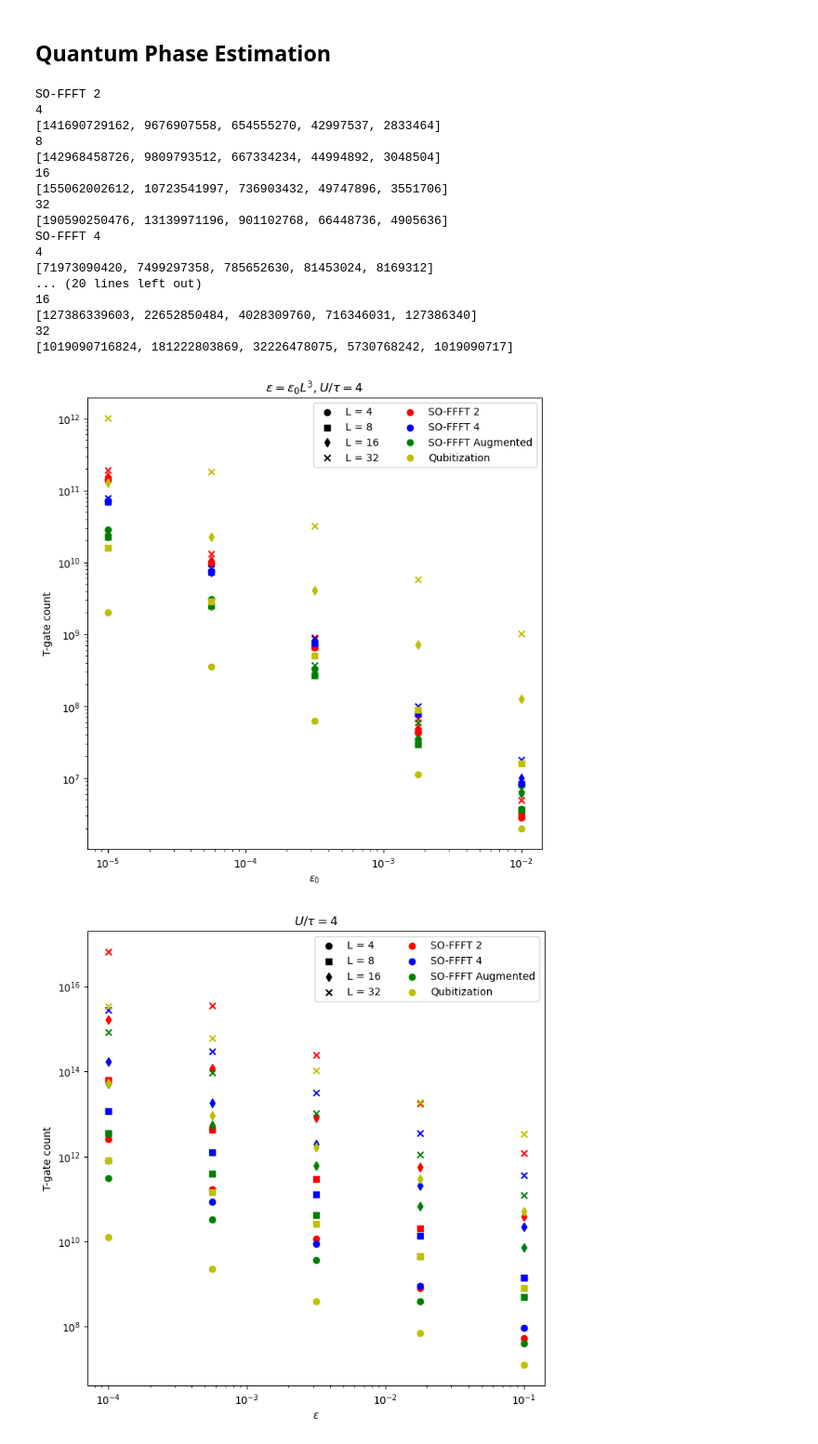
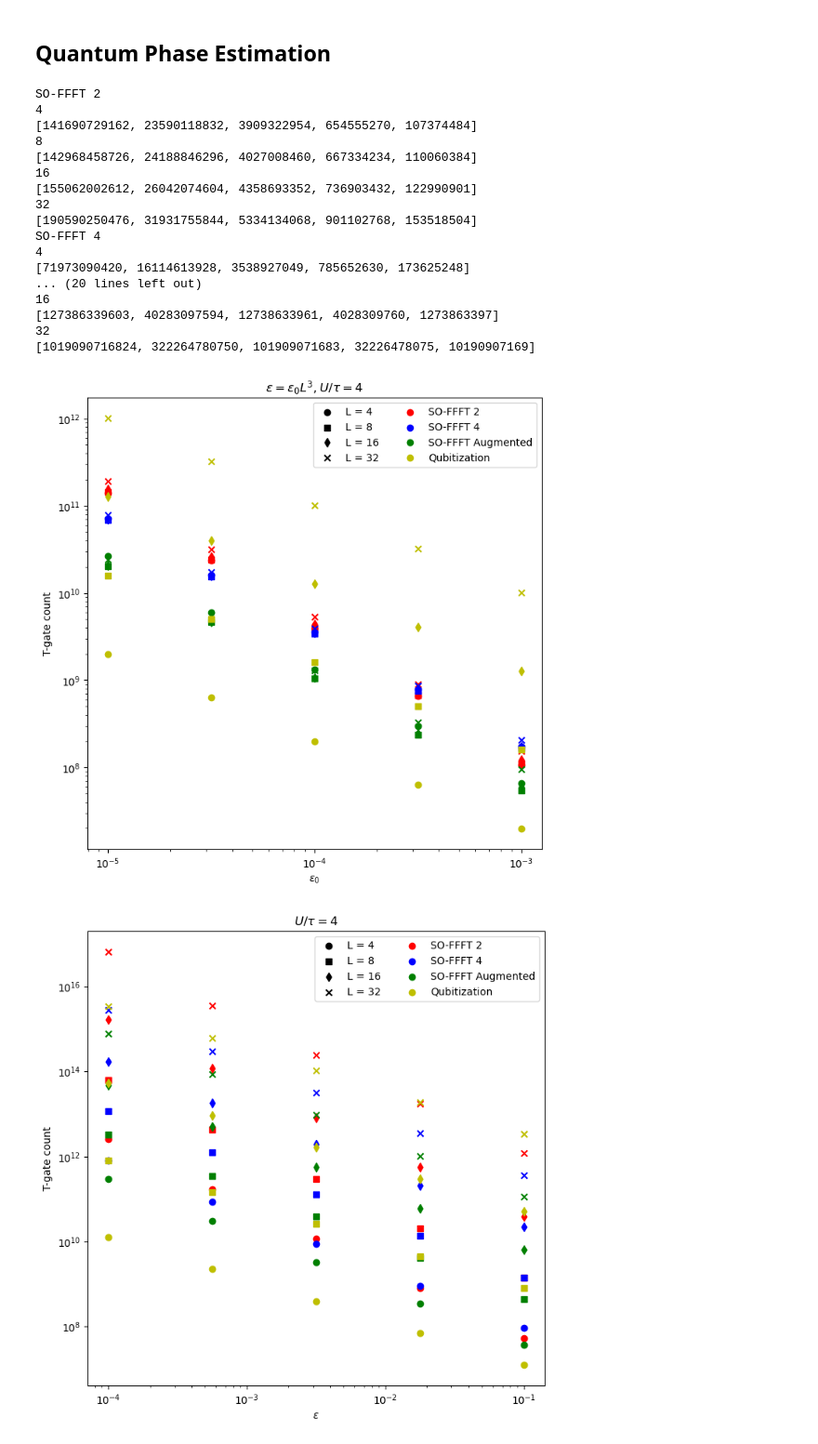
Before and after one commit to BjornTCC/lie-trotterization, a Jupyter notebook: split_FFFT.ipynb, the cells around one changed output. Shown at 93% size. Cells and saved outputs as stored; diff of their text form; code cells hidden in the pictures.

```diff
--- a/split_FFFT.ipynb
+++ b/split_FFFT.ipynb
@@ -221,7 +221,7 @@ for gate_gen, color, comp_strat in zip(gate_gens_1, colors, comp_strats):
 # %% [markdown]
 ## Quantum Phase Estimation
 # %%
-logeps_list = np.linspace(-5, -2, 5)
+logeps_list = np.linspace(-5, -3, 5)
 eps_list = np.pow(10, logeps_list)
 Ls = [4, 8, 16, 32]
 
@@ -436,7 +436,7 @@ for gate_gen, color, comp_strat in zip(gate_gens_1, colors, comp_strats):
 # %% [markdown]
 ## Quantum Phase Estimation
 # %%
-logeps_list = np.linspace(-5, -2, 5)
+logeps_list = np.linspace(-5, -3, 5)
 eps_list = np.pow(10, logeps_list)
 Ls = [4, 8, 16, 32]
 
@@ -464,41 +464,41 @@ for gate_gen, color, comp_strat in zip(gate_gens_2 + ["_"], colors, comp_strats)
     for L, marker_style in zip(Ls, marker_styles):
         if comp_strat == "Qubitization":
             ys = [qubitization_t_count_3d(e * L**3, L**3) for e in eps_list]
         else:
             t_gates, u_gates = gate_gen(int(np.log2(L)), D)
             dcts = [adaptive_phase_estimation_resources(
                 e * L**D,
                 t_gates,
                 unitary_gates=u_gates,
                 unitary_error_coefficients=get_error_coefficients(L, D, U, tau, comp_strat, False),
                 x=x,
                 synthesize_rotation_with="RUS"
             )
                 for e in eps_list
                    ]
             ys = [dict_to_t_count(d) for d in dcts]
         print(L)
         print(ys)
         ax.scatter(eps_list, ys, marker = marker_style, c = color)
 # %% [output]
 SO-FFFT 2
 4
-[141690729162, 9676907558, 654555270, 42997537, 2833464]
+[141690729162, 23590118832, 3909322954, 654555270, 107374484]
 8
-[142968458726, 9809793512, 667334234, 44994892, 3048504]
+[142968458726, 24188846296, 4027008460, 667334234, 110060384]
 16
-[155062002612, 10723541997, 736903432, 49747896, 3551706]
+[155062002612, 26042074604, 4358693352, 736903432, 122990901]
 32
-[190590250476, 13139971196, 901102768, 66448736, 4905636]
+[190590250476, 31931755844, 5334134068, 901102768, 153518504]
 SO-FFFT 4
 4
-[71973090420, 7499297358, 785652630, 81453024, 8169312]
+[71973090420, 16114613928, 3538927049, 785652630, 173625248]
 ... (20 lines left out)
 16
-[127386339603, 22652850484, 4028309760, 716346031, 127386340]
+[127386339603, 40283097594, 12738633961, 4028309760, 1273863397]
 32
-[1019090716824, 181222803869, 32226478075, 5730768242, 1019090717]
+[1019090716824, 322264780750, 101909071683, 32226478075, 10190907169]
-[figure, old version]
+[figure, new version]
 # %%
 logeps_list = np.linspace(-4, -1, 5)
 eps_list = np.pow(10, logeps_list)
```
Also changed, not shown: parts of 4 cells of this notebook, 3 other files.
